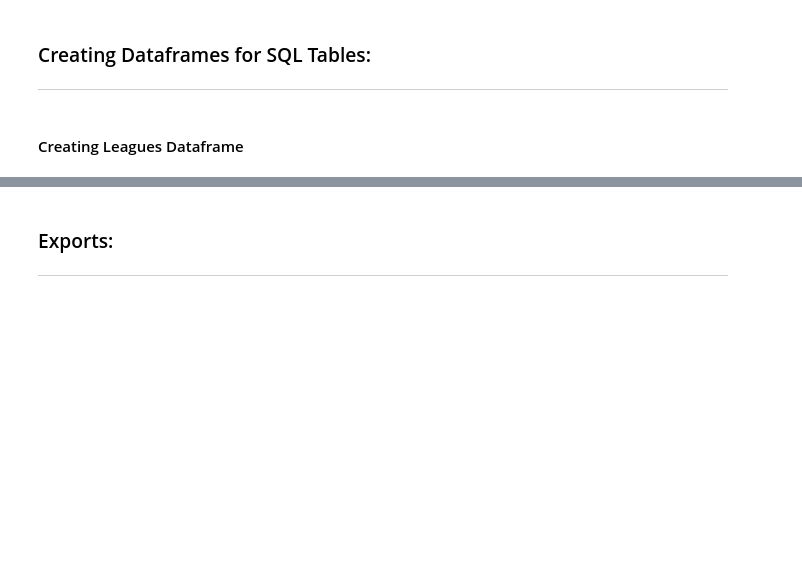
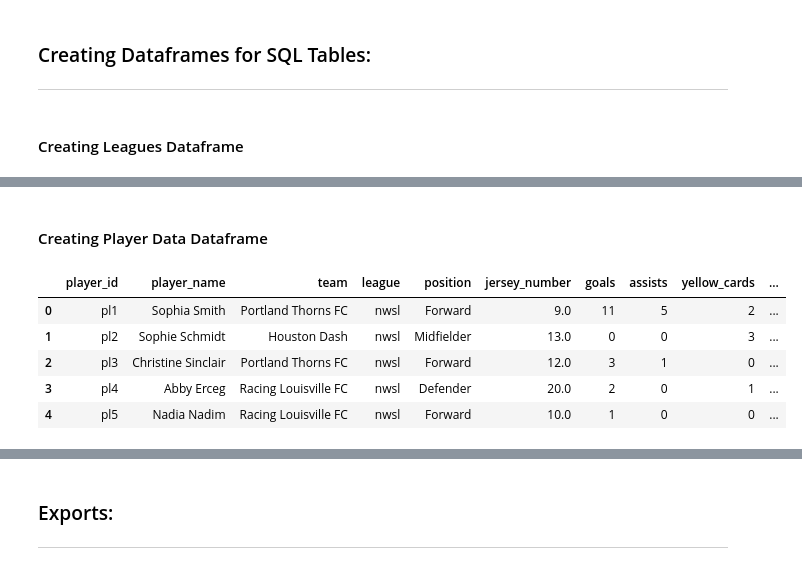
Before and after one commit to cwolf1424/Project_3, a Jupyter notebook: 1-data_cleaning/cleaning.ipynb, the cells around one changed output, grey strips where cells are left out. Cells and saved outputs as stored; diff of their text form; code cells hidden in the pictures; blank space fills up the shorter version.

```diff
--- a/1-data_cleaning/cleaning.ipynb
+++ b/1-data_cleaning/cleaning.ipynb
@@ -273,0 +335,17 @@ leagues_df
+# %% [markdown]
+#### Creating Player Data Dataframe
+# %%
+# Add player ID
+player_data_df = athelete_stats_df
+player_data_df = player_data_df.reset_index()
+player_data_df = player_data_df.rename(columns={"index":"player_id"})
+player_data_df["player_id"] = player_data_df["player_id"]+1
+player_data_df["player_id"] = ["pl" + str(player_id) for player_id in player_data_df["player_id"]]
+player_data_df.head(5)
+# %% [output]
+|  | player_id | player_name | team | league | position | jersey_number | goals | assists | yellow_cards | ... |
+| 0 | pl1 | Sophia Smith | Portland Thorns FC | nwsl | Forward | 9.0 | 11 | 5 | 2 | ... |
+| 1 | pl2 | Sophie Schmidt | Houston Dash | nwsl | Midfielder | 13.0 | 0 | 0 | 3 | ... |
+| 2 | pl3 | Christine Sinclair | Portland Thorns FC | nwsl | Forward | 12.0 | 3 | 1 | 0 | ... |
+| 3 | pl4 | Abby Erceg | Racing Louisville FC | nwsl | Defender | 20.0 | 2 | 0 | 1 | ... |
+| 4 | pl5 | Nadia Nadim | Racing Louisville FC | nwsl | Forward | 10.0 | 1 | 0 | 0 | ... |
```
Also changed, not shown: parts of 15 cells of this notebook.
